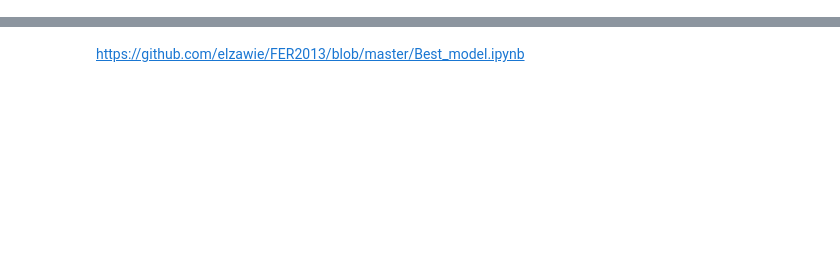
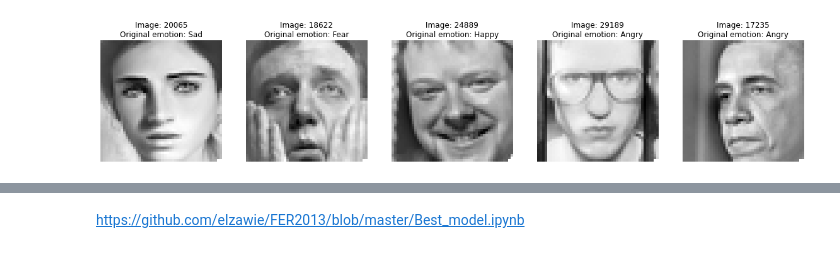
Before and after one commit to Eliandry/Neural-networks, a Jupyter notebook: guessEmotions.ipynb, the cells around one changed output, grey strips where cells are left out. Drawn from its saved outputs; the diff is of its cells as text; code cells hidden in the pictures; blank space fills up the shorter version.

```diff
--- a/guessEmotions.ipynb
+++ b/guessEmotions.ipynb
@@ -106,0 +25,19 @@ labels = labels.astype(np.uint8)
+# %%
+warnings.filterwarnings("ignore")
+
+data = pd.read_csv('./fer2013.csv')
+width, height = 48, 48
+datapoints = data['pixels'].tolist()
+
+    # получаем все свойства для дальнейшего обучения
+X = []
+for xseq in datapoints:
+    xx = [int(xp) for xp in xseq.split(' ')]
+    xx = np.asarray(xx).reshape(width, height)
+    X.append(xx.astype('float32'))
+
+X = np.asarray(X)
+X = np.expand_dims(X, -1)
+
+    # получем лэйблы для обучения
+y = pd.get_dummies(data['emotion']).values
@@ -107,3 +49,29 @@ labels = labels.astype(np.uint8)
+# %%
+def show_random(imgs, emotion_nms_org = None, emotion_nms_pred = None, random = True, indices = None):
+    if random == True:
+        indices = np.random.randint(0, len(imgs), size = 5)
+    else:
+        indices = np.random.choice(list(indices), size = 5, replace = False)
+    plt.figure(figsize=(20, 14))
+    for index, number in enumerate(indices):
+        plt.subplot(3,5, index + 1)
+        if (isinstance(emotion_nms_org, type(None)) & isinstance(emotion_nms_pred, type(None))):
+            plt.title('Image: ' + str(indices[index]))
+        elif (isinstance(emotion_nms_org, type(None)) & ~isinstance(emotion_nms_pred, type(None))):
+            plt.title('Image: ' + str(indices[index]) + '\n' + 'Predicted emotion:' + emotion_nms_pred[indices[index]])
+        elif (~isinstance(emotion_nms_org, type(None)) & isinstance(emotion_nms_pred, type(None))):
+             plt.title('Image: ' + str(indices[index]) + '\n' + 'Original emotion: ' + emotion_nms_org[indices[index]])
+        else:
+            plt.title('Image: ' + str(indices[index]) + '\n' + 'Original emotion: ' + emotion_nms_org[indices[index]] +
+                      '\n' + 'Predicted emotion:' + emotion_nms_pred[indices[index]])
+        show_image = imgs[number].reshape(48,48)
+        plt.axis('off')
+        plt.imshow(show_image, cmap='gray')
+
+
+show_random(images, emotion_nms_org= data['emotion_name'])
+# %% [output]
+[figure, added]
 # %%
 images = images.reshape(images.shape[0], 48, 48, 1)
 images = images.astype('float32')
```
Also changed, not shown: parts of 11 cells of this notebook.
